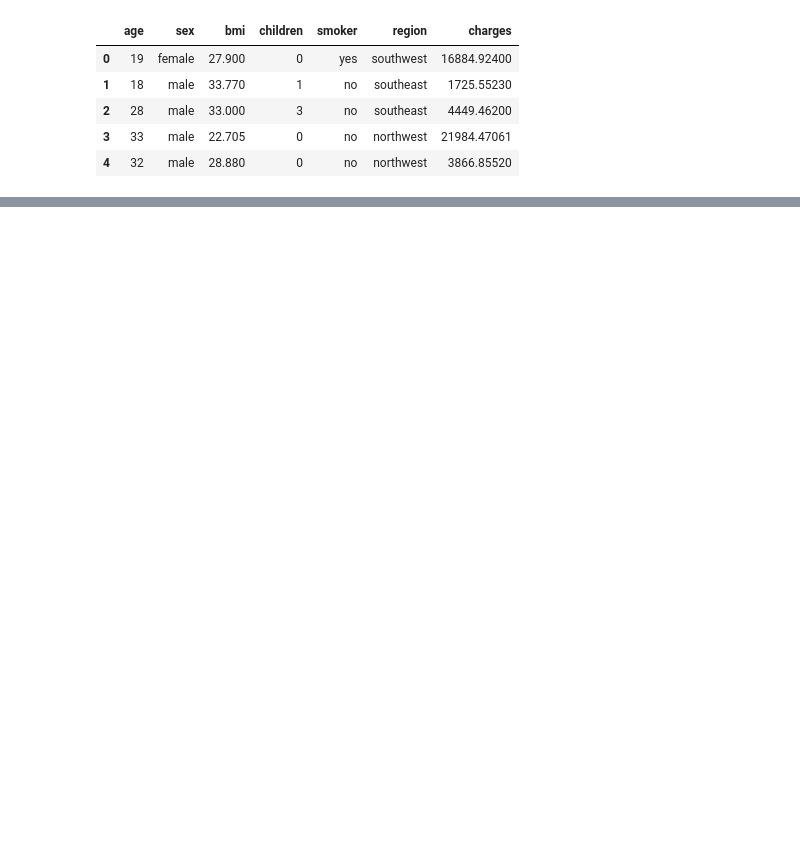
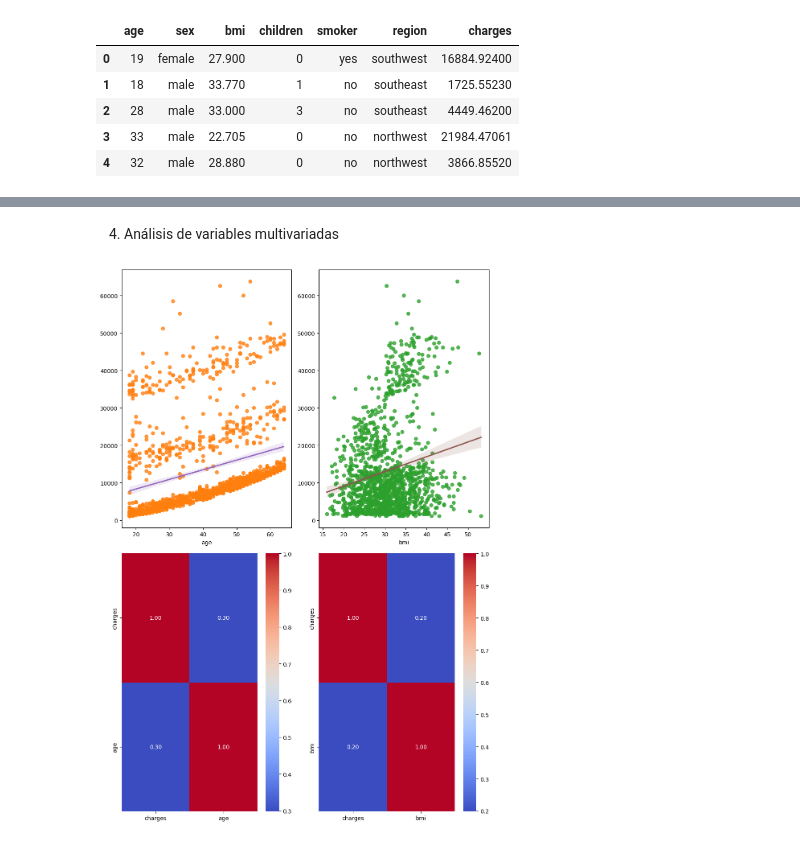
Before and after one commit to Eleiny9/machine-learning-python-template, a Jupyter notebook: src/explore.ipynb, the cells around one changed output, grey strips where cells are left out. Drawn from its saved outputs; the diff is of its cells as text; code cells hidden in the pictures; blank space fills up the shorter version.

```diff
--- a/src/explore.ipynb
+++ b/src/explore.ipynb
@@ -23,0 +140,31 @@ data.to_csv("../data/raw/Datos_Insurance.csv")
+# %% [markdown]
+4. Análisis de variables multivariadas
+# %%
+# Crear la figura y ejes (2 filas, 2 columnas)
+fig, axis = plt.subplots(2, 2, figsize=(10, 14))
+
+# Regplot para 'age' vs 'charges'
+sns.regplot(ax=axis[0, 0], data=data, x="age", y="charges",
+            scatter_kws={'color': '#ff7f0e'}, line_kws={'color': '#9467bd'}).set(ylabel=None)
+
+# Heatmap para la correlación entre 'age' y 'charges'
+sns.heatmap(data[["charges", "age"]].corr(), annot=True, fmt=".2f", ax=axis[1, 0], cmap='coolwarm')
+
+# Regplot para 'bmi' vs 'charges'
+sns.regplot(ax=axis[0, 1], data=data, x="bmi", y="charges",
+            scatter_kws={'color': '#2ca02c'}, line_kws={'color': '#8c564b'}).set(ylabel=None)
+
+# Heatmap para la correlación entre 'bmi' y 'charges'
+sns.heatmap(data[["charges", "bmi"]].corr(), annot=True, fmt=".2f", ax=axis[1, 1], cmap='coolwarm')
+
+# Ajustar el layout
+plt.tight_layout()
+
+# Mostrar el gráfico
+plt.show()
+
+#Se observa:
+# Se visualiza una relacion positiva moderada entre age y charges de un 0.30. Esto significa que, a medida que la edad de los pacientes aumenta, los cargos médicos tienden a incrementarse, aunque no de manera muy fuerte
+# Por otra parte , un coeficiente de 0.20 sugiere una relación positiva débil entre bmi y charges
+# %% [output]
+[figure, added]
```
Also changed, not shown: parts of 12 cells of this notebook.
